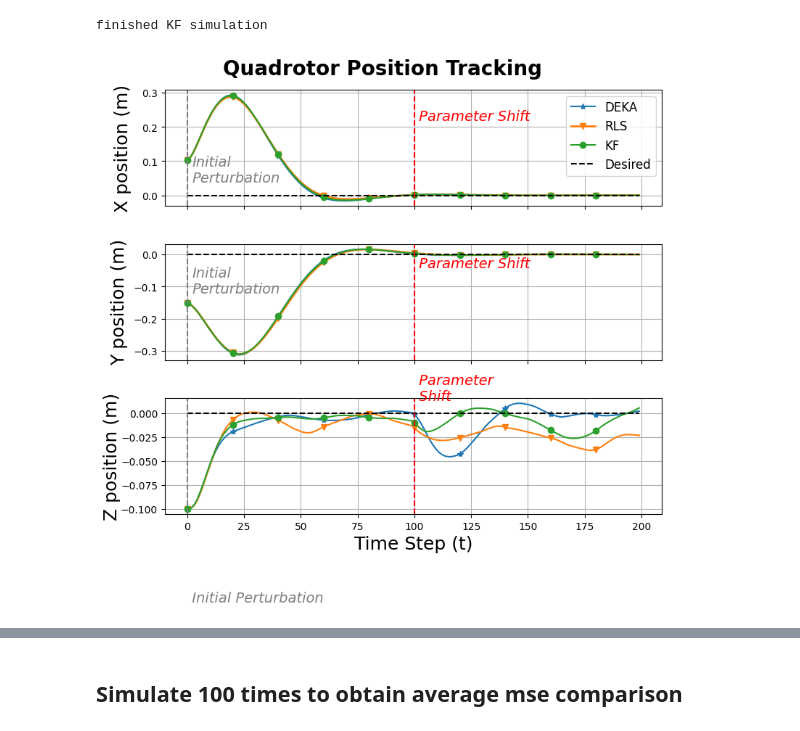
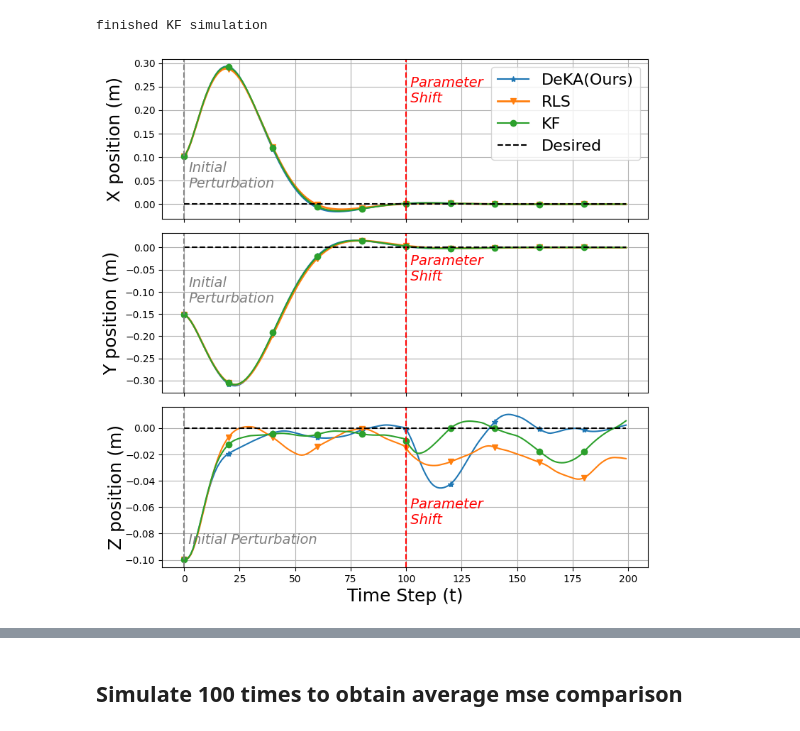
Before and after one commit to ChrisSha0104/Online-Parameter-Estimation-Using-the-Kaczmarz-Method, a Jupyter notebook: python/robot_plot.ipynb, the cells around one changed output, grey strips where cells are left out. Saved outputs shown, nothing was run; the diff lists cells and outputs as text; code cells hidden in the pictures.

```diff
--- a/python/robot_plot.ipynb
+++ b/python/robot_plot.ipynb
@@ -31,22 +31,16 @@ t = np.arange(200)  # time steps 0..N-1
 x_pos_deka  = [row[0] for row in x_deka]
 x_pos_rls   = [row[0] for row in x_rls]
 x_pos_kf   = [row[0] for row in x_kf]
-# x_pos_mpc = [row[0] for row in x_mpc]
-# x_pos_des   = [row[0] for row in x_des][:200]
+
 y_pos_deka  = [row[1] for row in x_deka]
 y_pos_rls   = [row[1] for row in x_rls]
 y_pos_kf   = [row[1] for row in x_kf]
-# y_pos_mpc = [row[1] for row in x_mpc]
 
-# y_pos_des   = [row[1] for row in x_des][:200]
 z_pos_deka  = [row[2] for row in x_deka]
 z_pos_rls   = [row[2] for row in x_rls]
 z_pos_kf   = [row[2] for row in x_kf]
-# z_pos_mpc = [row[2] for row in x_mpc]
 
-# z_pos_des   = [row[2] for row in x_des][:200]
-
-hov_des = np.linspace(0,0,200)
+hov_goal_xyz = np.linspace(0,0,200)
 
 theta_hat_deka_array = np.array(theta_hat_deka)
 theta_deka_array = np.array(theta_deka)
@@ -56,12 +50,14 @@ theta_hat_ekf_array = np.array(theta_hat_kf)
 theta_ekf_array = np.array(theta_kf)
 
 hov_des = np.zeros_like(x_pos_deka)
+
+
 import numpy as np
 import matplotlib.pyplot as plt
 
 # Create one figure with three subplots (stacked vertically)
 fig, axs = plt.subplots(3, 1, figsize=(8, 8), sharex=True)
-fig.suptitle('Quadrotor Position Tracking', fontsize=20, fontweight='bold')
+# fig.suptitle('Quadrotor Position Tracking', fontsize=20, fontweight='bold')
 
 # Define colors for better distinction
 colors = {
@@ -77,53 +73,56 @@ colors = {
 axs[0].plot(t, x_pos_deka, marker="*", markevery=20, color=colors['deka'], label='DEKA')
 axs[0].plot(t, x_pos_rls, marker="v", markevery=20, color=colors['rls'], label='RLS', linewidth=2)
 axs[0].plot(t, x_pos_kf, marker="o", markevery=20, color=colors['kf'], label='KF', linewidth=1.5)
-axs[0].plot(t, hov_des, color=colors['desired'], linestyle='--', label='Desired')
+axs[0].plot(t, hov_goal_xyz, color=colors['desired'], linestyle='--', label='Desired')
 
 axs[0].axvline(x=100, color=colors['parameter_shift'], linestyle='--', label='Parameter Shift')
 axs[0].axvline(x=0, color=colors['initial_perturbation'], linestyle='--', label='Initial Perturbation')
 
 # Add vertical line labels
-axs[0].text(100, 0.21, ' Parameter Shift', color=colors['parameter_shift'], verticalalignment='bottom', fontsize=14, fontstyle='italic')
+axs[0].text(100, 0.21, ' Parameter\n Shift', color=colors['parameter_shift'], verticalalignment='bottom', fontsize=14, fontstyle='italic')
 axs[0].text(2, 0.03, 'Initial\nPerturbation', color=colors['initial_perturbation'], verticalalignment='bottom', fontsize=14, fontstyle='italic')
 
 axs[0].set_ylabel('X position (m)', fontsize=18, labelpad=10)
+# axs[0].set_yscale("symlog", linthresh=0.01)  # Set threshold for linear region near zero
 axs[0].grid(True)
 
 # Y position
 axs[1].plot(t, y_pos_deka, marker="*", markevery=20, color=colors['deka'])
 axs[1].plot(t, y_pos_rls, marker="v", markevery=20, color=colors['rls'], linewidth=2)
 axs[1].plot(t, y_pos_kf, marker="o", markevery=20, color=colors['kf'], linewidth=1.5)
-axs[1].plot(t, hov_des, color=colors['desired'], linestyle='--')
+axs[1].plot(t, hov_goal_xyz, color=colors['desired'], linestyle='--')
 
 axs[1].axvline(x=100, color=colors['parameter_shift'], linestyle='--')
 axs[1].axvline(x=0, color=colors['initial_perturbation'], linestyle='--')
 
-axs[1].text(100, -0.05, ' Parameter Shift', color=colors['parameter_shift'], verticalalignment='bottom', fontsize=14, fontstyle='italic')
+axs[1].text(100, -0.08, ' Parameter\n Shift', color=colors['parameter_shift'], verticalalignment='bottom', fontsize=14, fontstyle='italic')
 axs[1].text(2, -0.13, 'Initial\nPerturbation', color=colors['initial_perturbation'], verticalalignment='bottom', fontsize=14, fontstyle='italic')
 
 axs[1].set_ylabel('Y position (m)', fontsize=18 , labelpad=5)
+# axs[1].set_yscale("symlog", linthresh=0.01)
 axs[1].grid(True)
 
 # Z position
 axs[2].plot(t, z_pos_deka, marker="*", markevery=20, color=colors['deka'])
 axs[2].plot(t, z_pos_rls, marker="v", markevery=20, color=colors['rls'])
 axs[2].plot(t, z_pos_kf, marker="o", markevery=20, color=colors['kf'])
-axs[2].plot(t, hov_des, color=colors['desired'], linestyle='--')
+axs[2].plot(t, hov_goal_xyz, color=colors['desired'], linestyle='--')
 
 axs[2].axvline(x=100, color=colors['parameter_shift'], linestyle='--')
 axs[2].axvline(x=0, color=colors['initial_perturbation'], linestyle='--')
 
-axs[2].text(100, 0.01, ' Parameter\n Shift', color=colors['parameter_shift'], verticalalignment='bottom', fontsize=14, fontstyle='italic')
-axs[2].text(0, -0.2, ' Initial Perturbation', color=colors['initial_perturbation'], verticalalignment='bottom', fontsize=14, fontstyle='italic')
+axs[2].text(100, -0.075, ' Parameter\n Shift', color=colors['parameter_shift'], verticalalignment='bottom', fontsize=14, fontstyle='italic')
+axs[2].text(0, -0.09, ' Initial Perturbation', color=colors['initial_perturbation'], verticalalignment='bottom', fontsize=14, fontstyle='italic')
 
 axs[2].set_xlabel('Time Step (t)', fontsize=18)
 axs[2].set_ylabel('Z position (m)', fontsize=18, labelpad=0)
+# axs[2].set_yscale("symlog", linthresh=0.01)
 axs[2].grid(True)
 
 # Create a single legend outside the subplots
-fig.legend(['DEKA', 'RLS', 'KF', 'Desired'], fontsize=12, loc='upper right', bbox_to_anchor=(1.0, 1.0), bbox_transform=axs[0].transAxes)
-
+fig.legend(['DeKA(Ours)', 'RLS', 'KF', 'Desired'], fontsize=16, loc='upper right', bbox_to_anchor=(1.0, 1.0), bbox_transform=axs[0].transAxes)
+# fig.legend.get_texts()[0].set_weight("bold")  # Make first label bold
 plt.tight_layout()  # Adjust layout to fit the legend
 plt.show()
 # %% [output]
-[figure, old version]
+[figure, new version]
```
Also changed, not shown: parts of 5 cells of this notebook, 3 other files.
